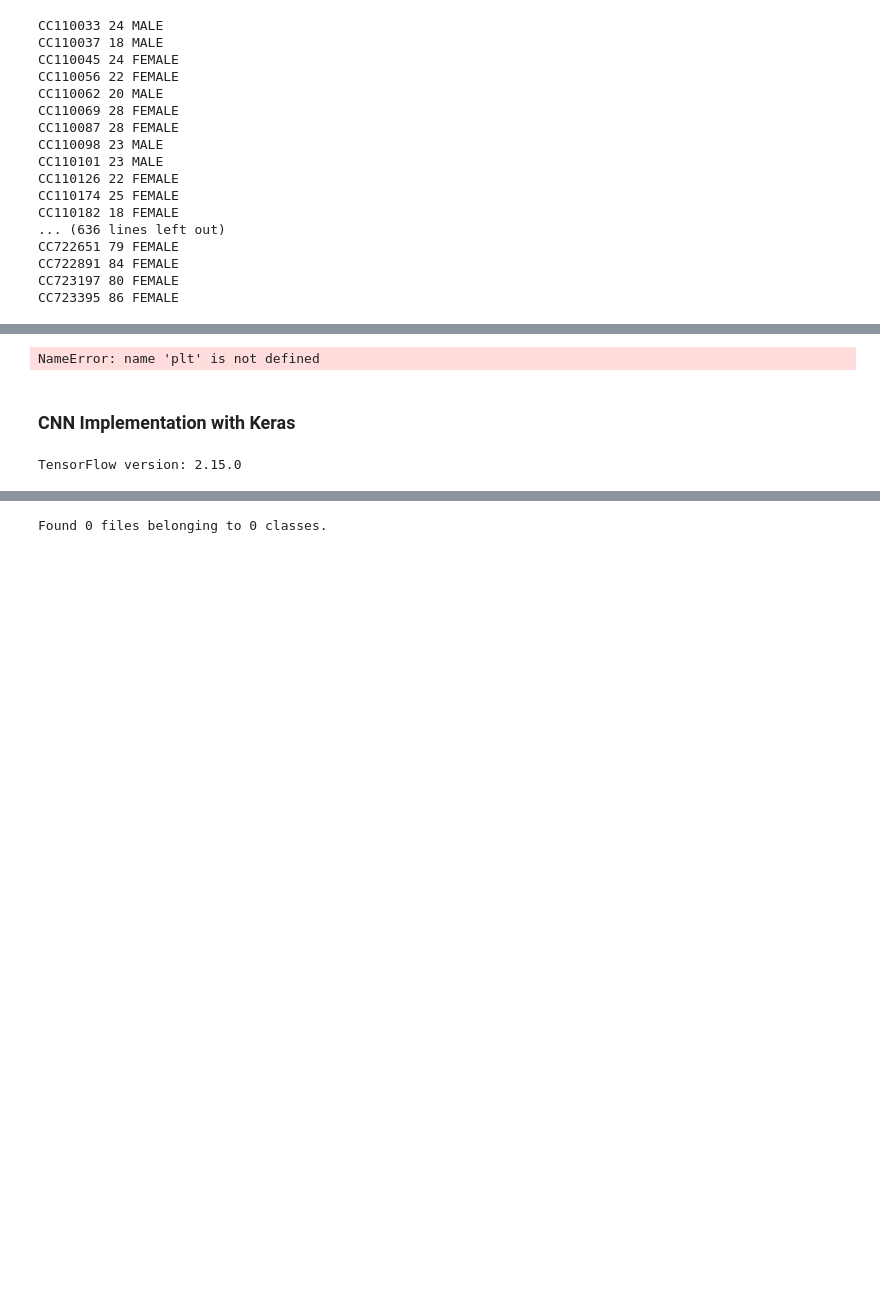
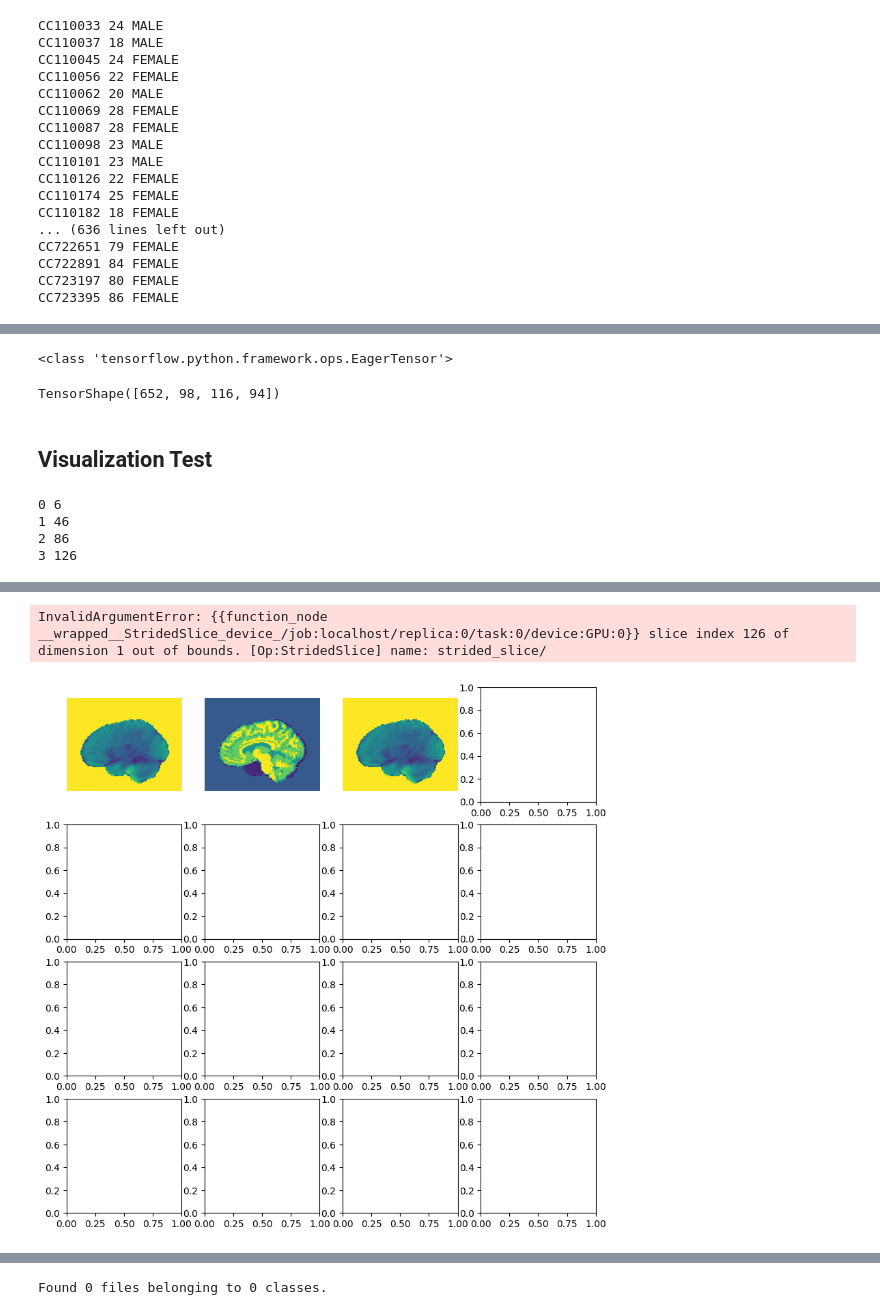
Before and after one commit to MaxMascini/Neural-Nexus-Ninjas, a Jupyter notebook: old_code/CNN Testing.ipynb, the cells around one changed output, grey strips where cells are left out. Drawn from its saved outputs; the diff is of its cells as text; code cells hidden in the pictures; blank space fills up the shorter version.

```diff
--- a/old_code/CNN Testing.ipynb
+++ b/old_code/CNN Testing.ipynb
@@ -46,12 +90,10 @@ def z_normalize(img_data, mask_data):
 meta_data = pd.read_csv(Path(metadata_path, 'meta_data_all.csv'))
 
 raw_images = []
-
+sub_counter = 0
 for subj, age, gender in zip(meta_data['subject_id'], meta_data['age'], meta_data['gender_text']): # ''gender_code'; 1= male, 2= female
-    print(subj, age, gender)
-
-    # if age == 18:
-    #     break
+    # print(subj, age, gender)
+    print(sub_counter, age)
 
     # Loading in Raw Image Data
     image = nib.load(op.join(images_path, 'sub-' + subj + '_T1w_unbiased' + '.nii.gz'))
@@ -67,12 +109,17 @@ for subj, age, gender in zip(meta_data['subject_id'], meta_data['age'], meta_dat
 
     # Z-score Normalization
     z_img = z_normalize(img_data, mask_data)
-    raw_images.append(z_img)
+#    raw_images.append(z_img)
     z_seg = z_normalize(seg_data, mask_data)
+    raw_images.append(z_seg)
+
+    sub_counter += 1
 
 
 # Combines to a 4D numpy array: (652, 98, 116, 94) - subject, x, y, z
-combined_scans = np.stack(raw_images, axis=0)
+combined_scans = tf.stack(raw_images, axis=0) # Changed from np.stack to tf.stack
+# Empty the list to free up memory
+raw_images = []
 # %% [output]
 CC110033 24 MALE
 CC110037 18 MALE
@@ -113,12 +141,31 @@ ValueError: not enough values to unpack (expected 4, got 2)
-# %%
-plt.imshow(X_train[2][:,:,0],cmap='gray')
-# %% [output]
-NameError: name 'plt' is not defined
-# %% [markdown]
-### CNN Implementation with Keras
-# %%
-import tensorflow as tf
-print("TensorFlow version:", tf.__version__)
-from sklearn.model_selection import train_test_split
-# %% [output]
-TensorFlow version: 2.15.0
+# %%
+print(type(combined_scans))
+combined_scans.shape
+# %% [output]
+<class 'tensorflow.python.framework.ops.EagerTensor'>
+TensorShape([652, 98, 116, 94])
+# %% [markdown]
+## Visualization Test
+# %%
+fig_rows = 4
+fig_cols = 4
+n_subplots = fig_rows * fig_cols
+n_slice = combined_scans.shape[0]
+step_size = n_slice // n_subplots
+plot_range = n_subplots * step_size
+start_stop = int((n_slice - plot_range) / 2)
+
+fig, axs = plt.subplots(fig_rows, fig_cols, figsize=[10, 10])
+
+for idx, img in enumerate(range(start_stop, plot_range, step_size)):
+    print(idx, img)
+    axs.flat[idx].imshow(ndi.rotate(combined_scans[0,img, :, :], 90), cmap='viridis')
+    axs.flat[idx].axis('off')
+
+plt.tight_layout()
+plt.show()
+# %% [output]
+0 6
+1 46
+2 86
+3 126
@@ -124,0 +173,2 @@ TensorFlow version: 2.15.0
+InvalidArgumentError: {{function_node __wrapped__StridedSlice_device_/job:localhost/replica:0/task:0/device:GPU:0}} slice index 126 of dimension 1 out of bounds. [Op:StridedSlice] name: strided_slice/
+[figure, added]
```
Also changed, not shown: parts of 11 cells of this notebook.
